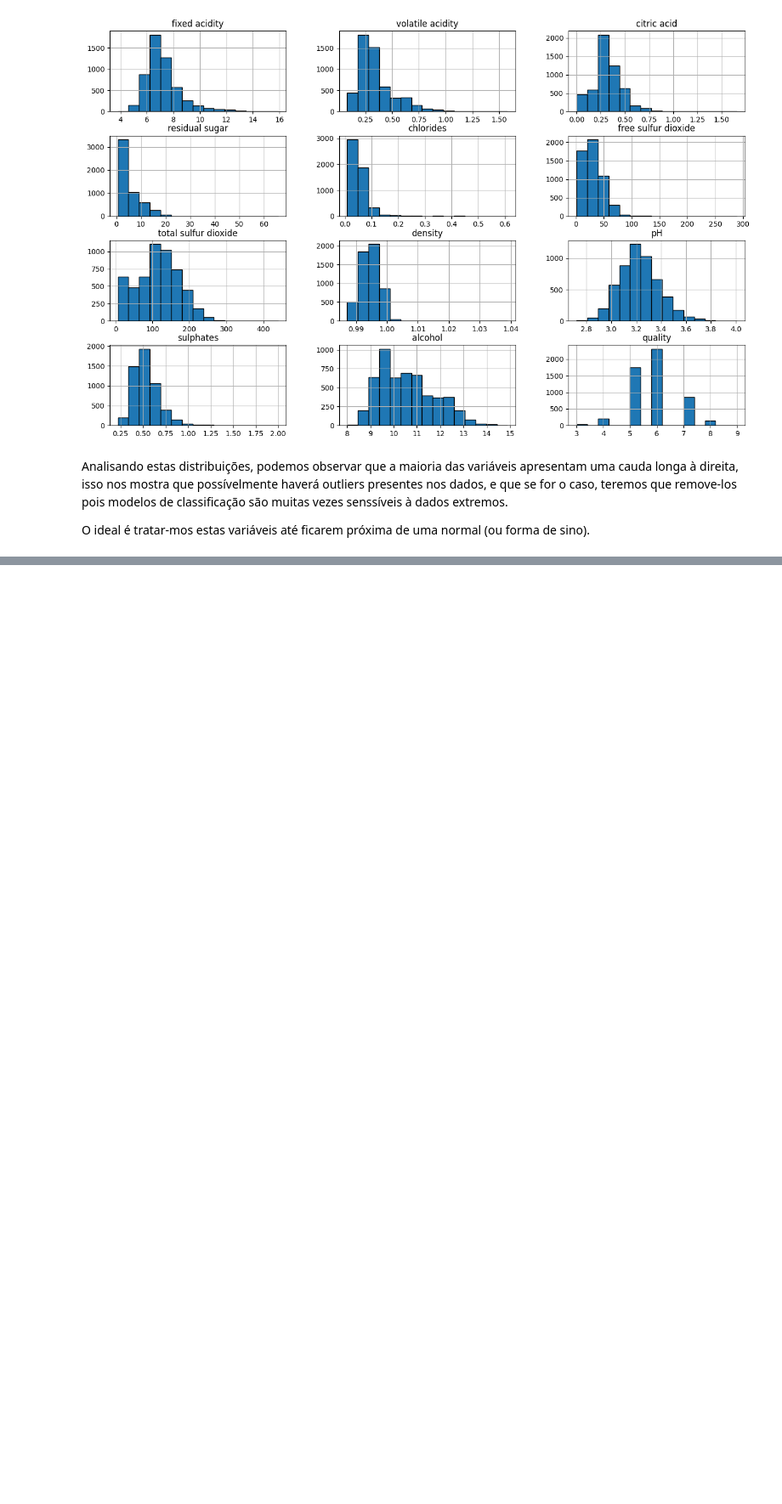
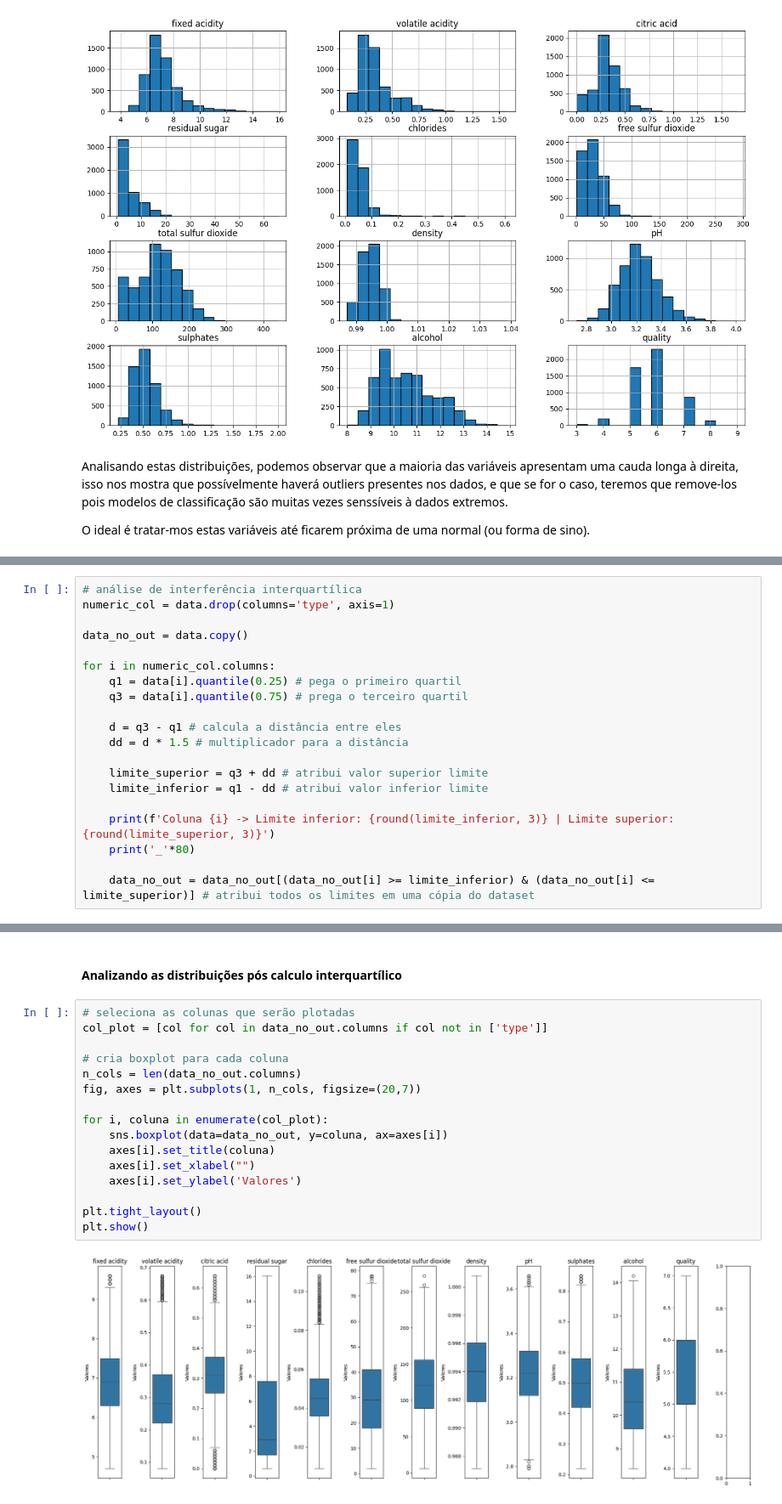
Before and after one commit to DieGod-DS/Wine_2.0, a Jupyter notebook: code/EDA.ipynb, the cells around one changed output, grey strips where cells are left out. Shown at 85% size. Cells and saved outputs as stored; diff of their text form; blank space fills up the shorter version.

```diff
--- a/code/EDA.ipynb
+++ b/code/EDA.ipynb
@@ -144,0 +171,20 @@ Por conta da unidade de medida ser diferente de alcool com os demais componentes
+# %%
+# análise de interferência interquartílica
+numeric_col = data.drop(columns='type', axis=1)
+
+data_no_out = data.copy()
+
+for i in numeric_col.columns:
+    q1 = data[i].quantile(0.25) # pega o primeiro quartil
+    q3 = data[i].quantile(0.75) # prega o terceiro quartil
+
+    d = q3 - q1 # calcula a distância entre eles
+    dd = d * 1.5 # multiplicador para a distância
+
+    limite_superior = q3 + dd # atribui valor superior limite
+    limite_inferior = q1 - dd # atribui valor inferior limite
+
+    print(f'Coluna {i} -> Limite inferior: {round(limite_inferior, 3)} | Limite superior: {round(limite_superior, 3)}')
+    print('_'*80)
+
+    data_no_out = data_no_out[(data_no_out[i] >= limite_inferior) & (data_no_out[i] <= limite_superior)] # atribui todos os limites em uma cópia do dataset
@@ -144,0 +209,20 @@ Por conta da unidade de medida ser diferente de alcool com os demais componentes
+# %% [markdown]
+#### Analizando as distribuições pós calculo interquartílico
+# %%
+# seleciona as colunas que serão plotadas
+col_plot = [col for col in data_no_out.columns if col not in ['type']]
+
+# cria boxplot para cada coluna
+n_cols = len(data_no_out.columns)
+fig, axes = plt.subplots(1, n_cols, figsize=(20,7))
+
+for i, coluna in enumerate(col_plot):
+    sns.boxplot(data=data_no_out, y=coluna, ax=axes[i])
+    axes[i].set_title(coluna)
+    axes[i].set_xlabel("")
+    axes[i].set_ylabel('Valores')
+
+plt.tight_layout()
+plt.show()
+# %% [output]
+[figure, added]
```
Also changed, not shown: parts of 9 cells of this notebook.
